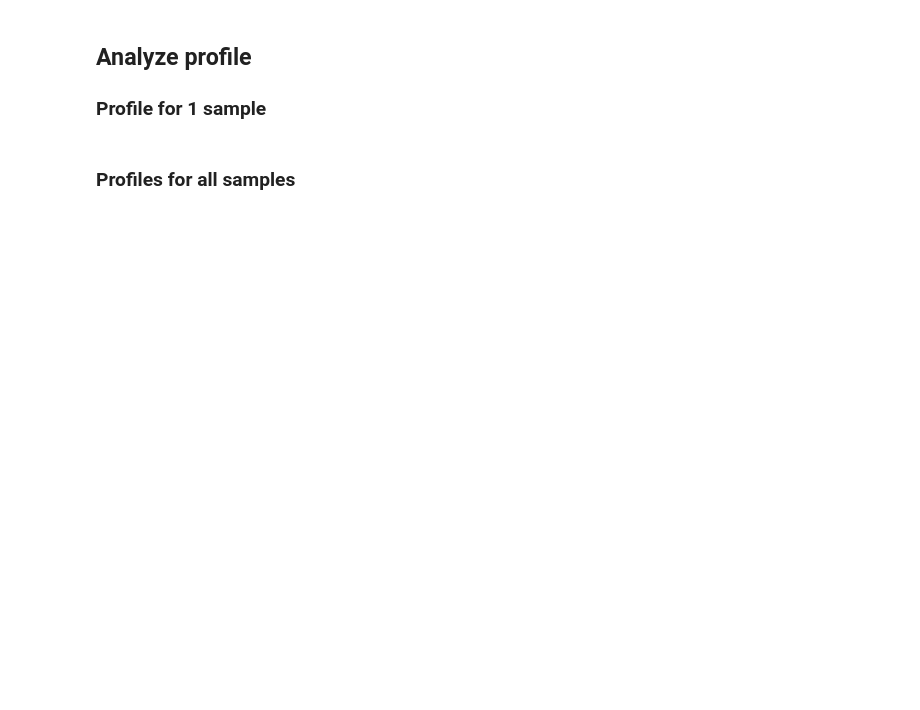
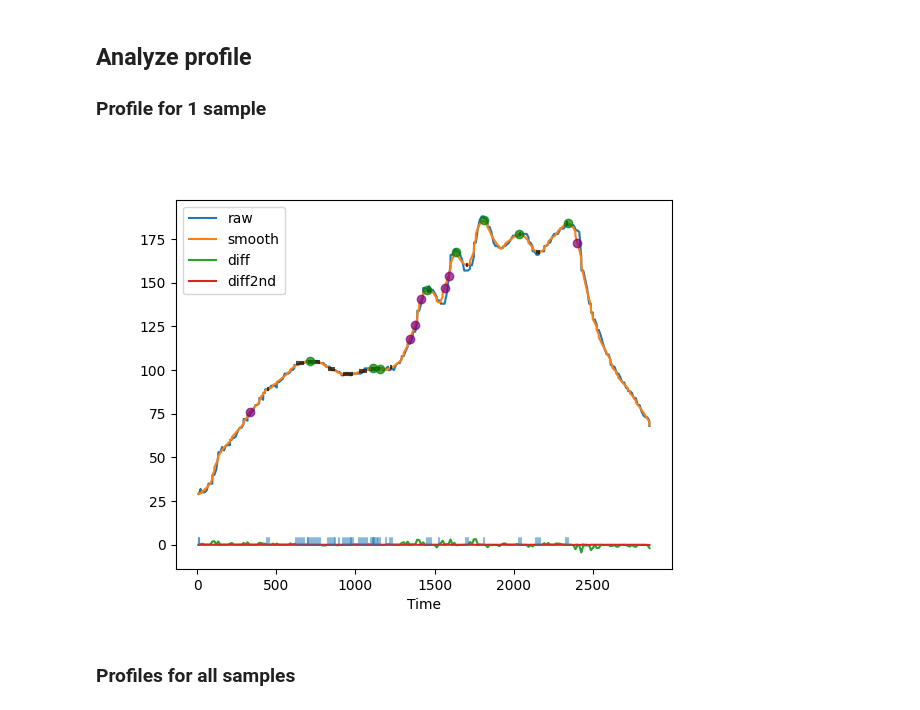
Before and after one commit to AgentschapPlantentuinMeise/MeiseCSI, a Jupyter notebook: notebooks/MAD_run.ipynb, the cells around one changed output. Drawn from its saved outputs; the diff is of its cells as text; code cells hidden in the pictures; blank space fills up the shorter version.

```diff
--- a/notebooks/MAD_run.ipynb
+++ b/notebooks/MAD_run.ipynb
@@ -127,6 +127,7 @@ class MADProfile(object):
         self.features = {}
         fig, axes = plt.subplots(nrows=self.plot_config['nrows'], ncols=self.plot_config['ncols'])
         for s, ax in zip(samples,axes.flatten()):
+            ax.set_title(s)
             sd, _ = self.identify_profile_features(
                 s, window_length=window_length,
                 plateau_threshold=plateau_threshold,
@@ -134,7 +135,9 @@ class MADProfile(object):
                 peak_height=peak_height, ax=ax, legend=False
             )
             self.features[s] = {
-                'plateaus':sd.key_point.sum(), 'peaks':sd.peak.sum(),
+                'key_points':sd.key_point.sum(),
+                'plateaus':len(sd.plateau_start.dropna()),
+                'peaks':sd.peak.sum(),
                 'inflections':sd.inflection_point.sum()
             }
         self.features = pd.DataFrame(self.features)
@@ -152,7 +164,15 @@ mad_results.plot()
 ## Analyze profile
 ### Profile for 1 sample
 # %%
-sample_data, ax = mad_results.identify_profile_features('T Pos. 1',window_length=25)
+signal_settings = {
+    'window_length': 20,
+    'plateau_threshold': 0.05,
+    'inflection_threshold': 0.05,
+    'peak_height': 20
+}
+sample_data, ax = mad_results.identify_profile_features('T Pos. 1',**signal_settings)
+# %% [output]
+[figure, added]
 # %% [markdown]
 ### Profiles for all samples
 # %%
```
Also changed, not shown: parts of 4 cells of this notebook.
